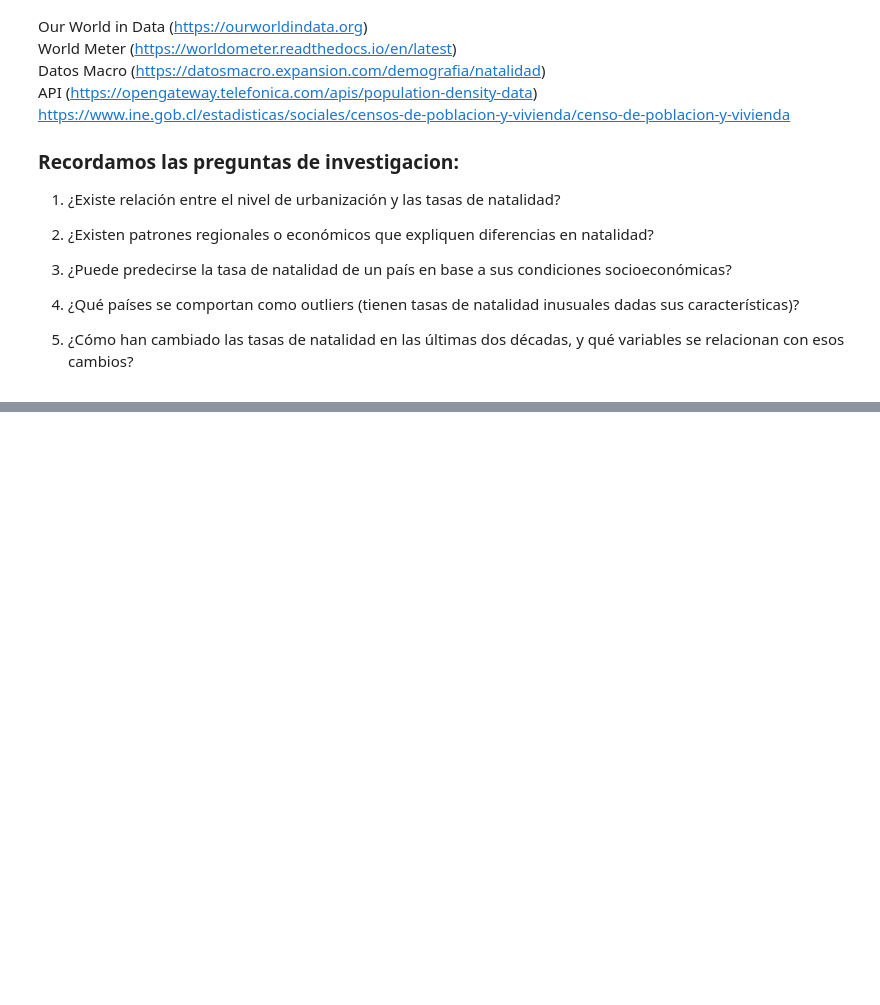
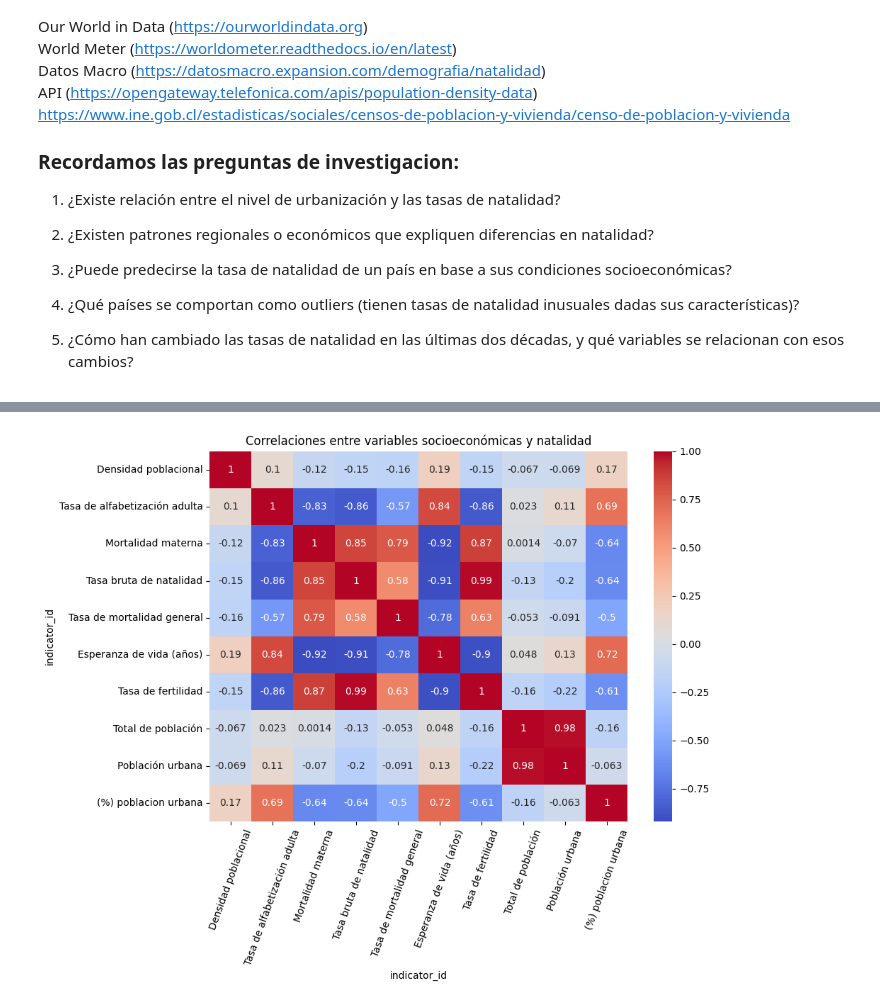
Before and after one commit to wbguc/Proyecto-Semestral, a Jupyter notebook: EDA.ipynb, the cells around one changed output, grey strips where cells are left out. Saved outputs shown, nothing was run; the diff lists cells and outputs as text; code cells hidden in the pictures; blank space fills up the shorter version.

```diff
--- a/EDA.ipynb
+++ b/EDA.ipynb
@@ -313,8 +343,20 @@ plt.show()
 # %%
-numeric_df = df_pivot.drop(columns=["country_name", "date"]).dropna()
+# Se renombran las columnas para facilitar la lectura y visualizacion de datos
+df_pivot = df_pivot.rename(columns={'EN.POP.DNST': 'Densidad poblacional', 'SE.ADT.LITR.ZS': 'Tasa de alfabetización adulta',
+                                    'SH.STA.MMRT': 'Mortalidad materna', 'SP.DYN.CBRT.IN': 'Tasa bruta de natalidad',
+                                    'SP.DYN.CDRT.IN': 'Tasa de mortalidad general', 'SP.DYN.LE00.IN': 'Esperanza de vida (años)',
+                                    'SP.DYN.TFRT.IN': 'Tasa de fertilidad', 'SP.POP.TOTL': 'Total de población',
+                                    'SP.URB.TOTL': 'Población urbana', 'urban_rate': '(%) poblacion urbana'})
+numeric_df = df_pivot.drop(columns=['country.value', "date"]).dropna()
+
+plt.figure(figsize=(10, 8))
 sns.heatmap(numeric_df.corr(), annot=True, cmap="coolwarm")
 plt.title("Correlaciones entre variables socioeconómicas y natalidad")
+plt.xticks(rotation=70)
+plt.tight_layout()
 plt.show()
+# %% [output]
+[figure, added]
 # %%
 
 # Csv DIRECTO our world in data
```
Also changed, not shown: parts of 7 cells of this notebook.
